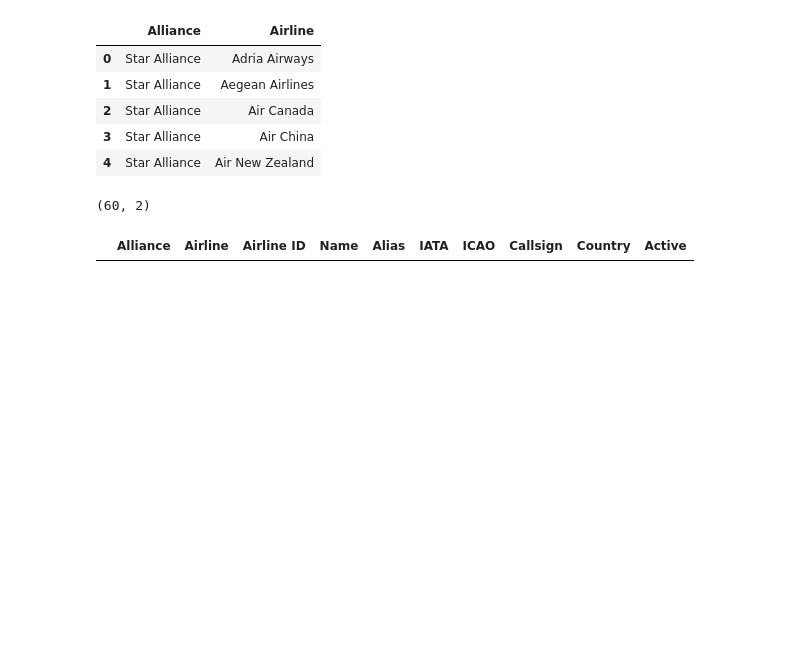
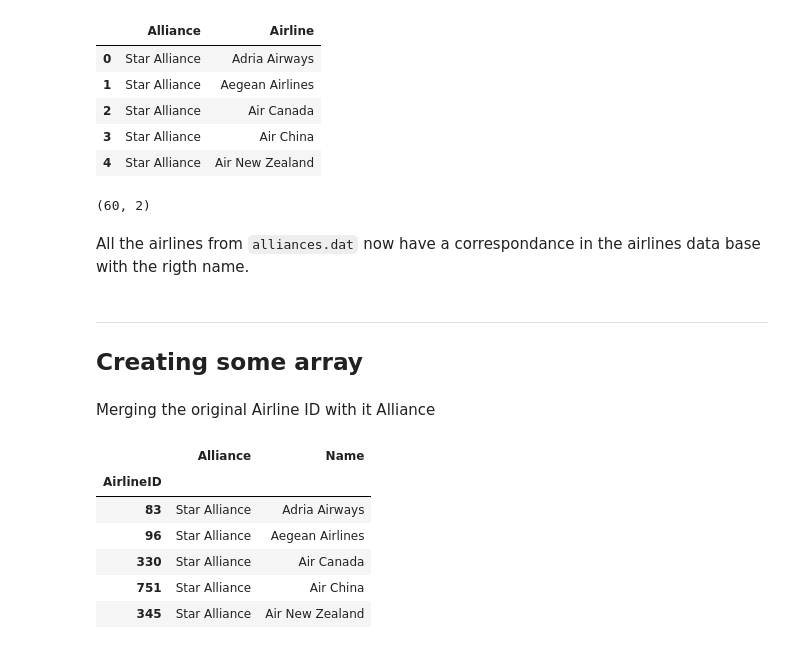
Before and after one commit to nicolasFontbonne/Project_ntds, a Jupyter notebook: main_nico.ipynb, the cells around one changed output. Drawn from its saved outputs; the diff is of its cells as text; code cells hidden in the pictures; blank space fills up the shorter version.

```diff
--- a/main_nico.ipynb
+++ b/main_nico.ipynb
@@ -52,8 +66,24 @@ alliances.head()
 alliances.shape
 # %% [output]
 (60, 2)
+# %% [markdown]
+All the airlines from `alliances.dat` now have a correspondance in the airlines data base with the rigth name.
+# %% [markdown]
+---
+## Creating some array
+# %% [markdown]
+Merging the original Airline ID with it Alliance
 # %%
-merged  = pd.merge(alliances, airlines, left_on='Airline', right_on='Name', how = 'left')
-merged[merged['Airline ID'].isnull()]
+allianceAirlines  = pd.merge(alliances, airlines, left_on='Airline', right_on='Name', how = 'left')
+allianceAirlines[allianceAirlines['AirlineID'].isnull()]
+allianceAirlines.AirlineID = allianceAirlines.AirlineID.astype('int')
+allianceAirlines = allianceAirlines[["Alliance", "Name", "AirlineID"]].set_index("AirlineID")
+allianceAirlines.head()
 # %% [output]
-|  | Alliance | Airline | Airline ID | Name | Alias | IATA | ICAO | Callsign | Country | Active |
+|  | Alliance | Name |
+| AirlineID |  |  |
+| 83 | Star Alliance | Adria Airways |
+| 96 | Star Alliance | Aegean Airlines |
+| 330 | Star Alliance | Air Canada |
+| 751 | Star Alliance | Air China |
+| 345 | Star Alliance | Air New Zealand |
```
Also changed, not shown: parts of 19 cells of this notebook, 1 other file.
